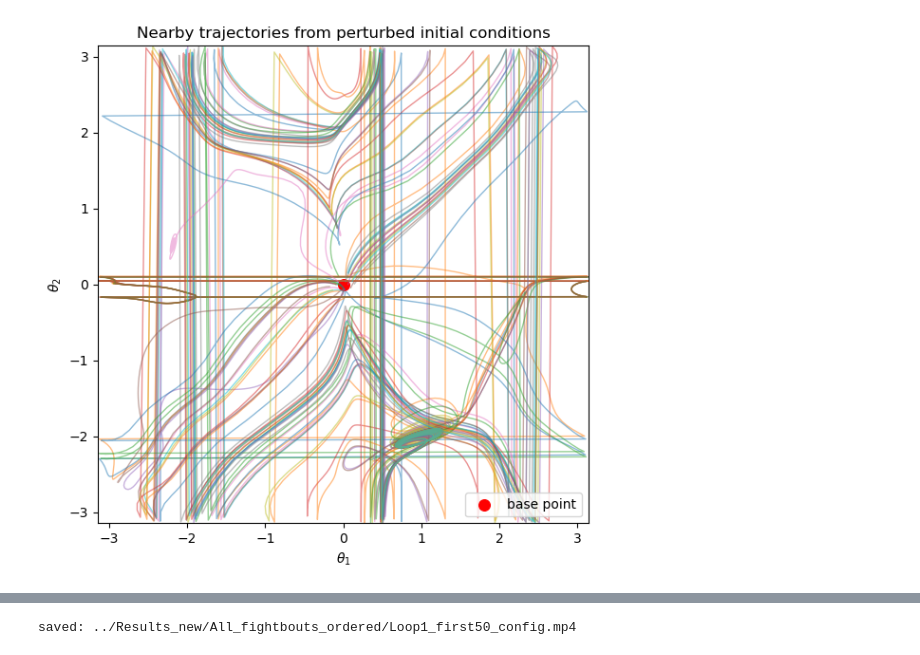
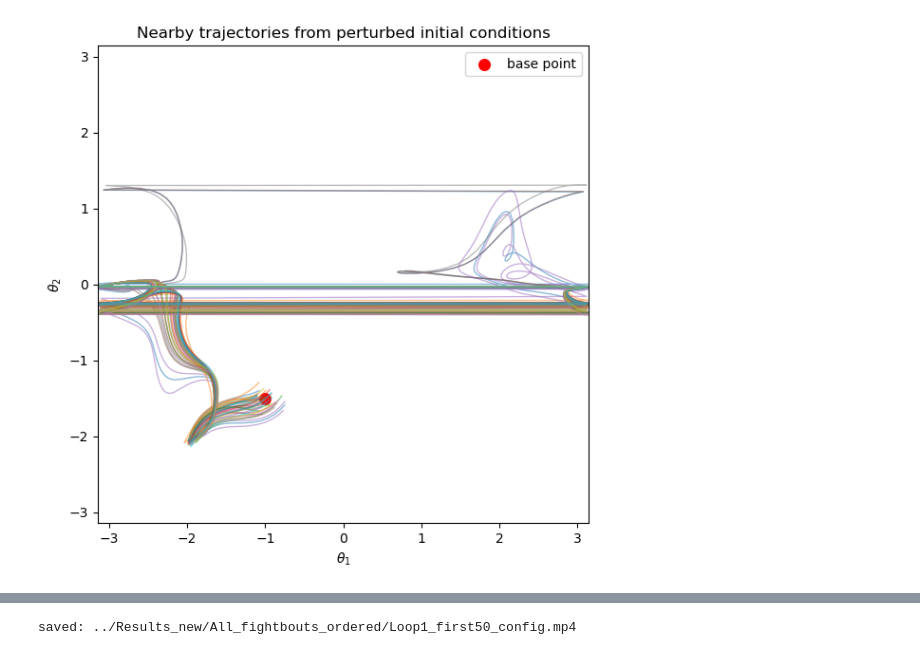
Before and after one commit to Marindevandijk/Thesis-clean, a Jupyter notebook: notebook_exploratory/Analyse_endpoints.ipynb, the cells around one changed output, grey strips where cells are left out. Cells and saved outputs as stored; diff of their text form; code cells hidden in the pictures.

```diff
--- a/notebook_exploratory/Analyse_endpoints.ipynb
+++ b/notebook_exploratory/Analyse_endpoints.ipynb
@@ -897,10 +788,10 @@ def rhs(t,x):
         dth2dt[0]
     ]
 
-base = np.array([0,0,0])
+base = np.array([2,-1,-1.5])
 
 eps = 0.1
-n_trajs = 30
+n_trajs = 40
 
 initials = []
 for k in range(n_trajs):
@@ -911,31 +802,31 @@ for k in range(n_trajs):
     initials.append(x0)
 
 fig, ax = plt.subplots(figsize=(6,6))
 
 for x0 in initials:
     sol = solve_ivp(
         rhs,
         [0, 10],
         x0,
         max_step=0.02,
         rtol=1e-6,
         atol=1e-8
     )
 
     th1_traj = wrap_pi(sol.y[1])
     th2_traj = wrap_pi(sol.y[2])
 
     ax.plot(th1_traj, th2_traj, alpha=0.5, linewidth=1)
 
 ax.scatter(base[1], base[2], c="red", s=70, label="base point")
 
 ax.set_xlabel(r"$\theta_1$")
 ax.set_ylabel(r"$\theta_2$")
 ax.set_xlim(-np.pi, np.pi)
 ax.set_ylim(-np.pi, np.pi)
 ax.set_title("Nearby trajectories from perturbed initial conditions")
 ax.legend()
 plt.tight_layout()
 plt.show()
 # %% [output]
-[figure, old version]
+[figure, new version]
```
Also changed, not shown: parts of 10 cells of this notebook, 2 other files.
